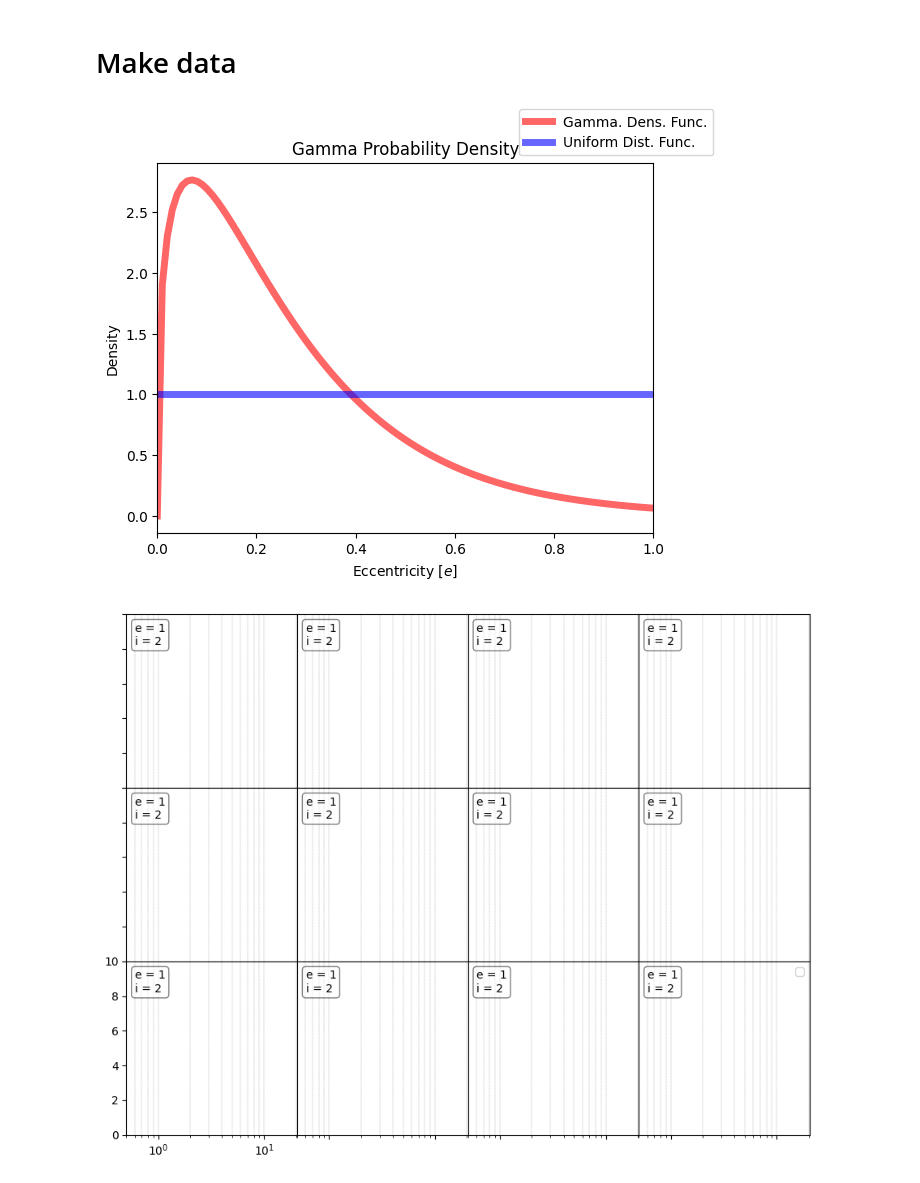
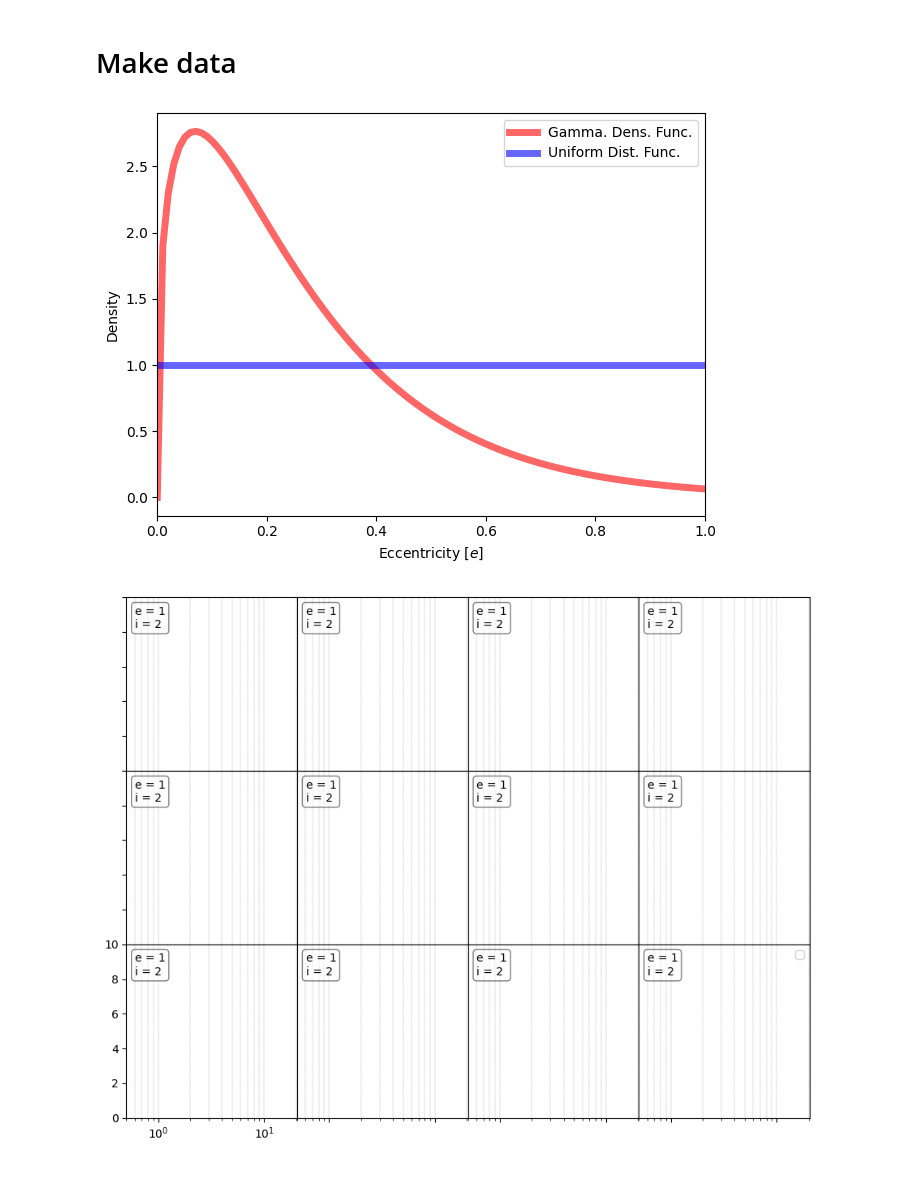
Before and after one commit to victorkarkour/Microlensing-Separation, a Jupyter notebook: Dist_e.ipynb, the cells around one changed output. Saved outputs shown, nothing was run; the diff lists cells and outputs as text; code cells hidden in the pictures.

```diff
--- a/Dist_e.ipynb
+++ b/Dist_e.ipynb
@@ -20,21 +20,22 @@ y = np.ones_like(x)
 # %%
 bbox = dict(boxstyle = "round", fc = "orange", ec = "grey", alpha = 0.5)
 
 fig, axs = plt.subplots()
 
 axs.plot(x, pdf, "r-", lw=5, alpha = 0.6, label = "Gamma. Dens. Func.")
 axs.plot(x, y, "b-", lw=5, alpha = 0.6, label = "Uniform Dist. Func.")
 plt.xlim(0,1)
 # axs.text(0.15, 0.5, stats, fontsize = 9, bbox = bbox)
 axs.set_xlabel("Eccentricity [$e$]")
 axs.set_ylabel("Density")
 
-fig.legend()
-plt.title("Gamma Probability Density")
+axs.legend()
+# plt.title("Gamma Probability Density")
+plt.tight_layout()
 plt.savefig("\College_Projects\Microlensing Separation\Figures\GammaDistFunc.png")
 plt.show()
 # %% [output]
-[figure, old version]
+[figure, new version]
 # %%
 textstr = "\n".join((f'e = {1}', f'i = {2}'))
 rect = dict(boxstyle = "round", alpha = 0.5, facecolor = "white")
```
Also changed, not shown: 5 other files.
